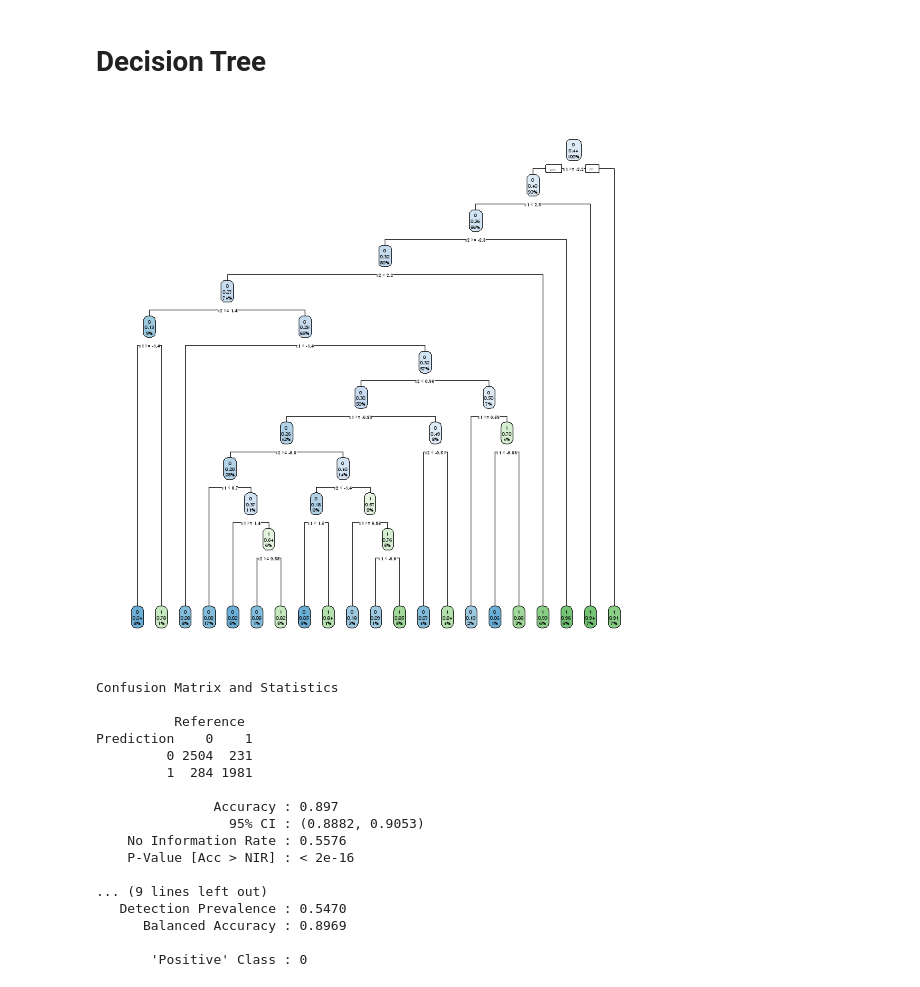
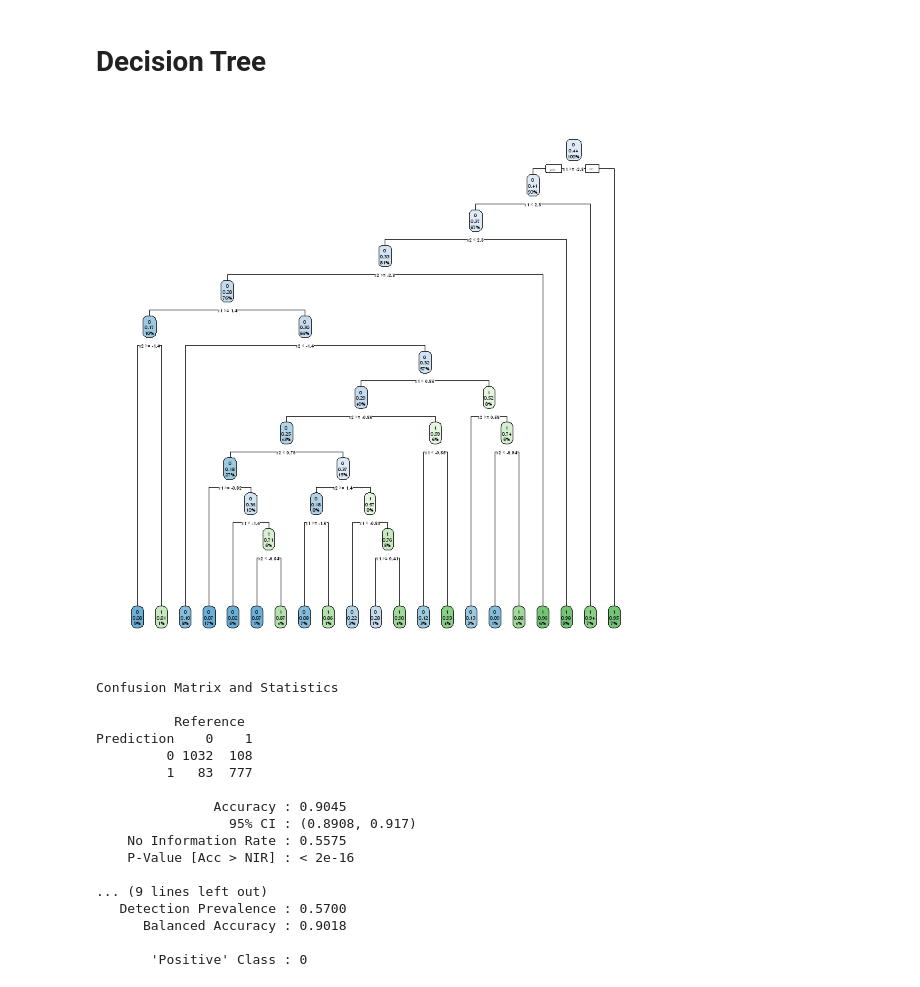
Before and after one commit to tanawitpat/non-linear-relationship-simuation, a Jupyter notebook: Script.ipynb, the cells around one changed output. Cells and saved outputs as stored; diff of their text form; code cells hidden in the pictures.

```diff
--- a/Script.ipynb
+++ b/Script.ipynb
@@ -68,8 +50,8 @@ summary(data)
 # %%
-data$x13 <- (data$x1)^2
-data$x14 <- (data$x2)^2
+# data$x13 <- (data$x1)^2
+# data$x14 <- (data$x2)^2
 # %%
-data$split1 <- sample.split(data$y, SplitRatio=0.5)
+data$split1 <- sample.split(data$y, SplitRatio=0.8)
 train <- subset(data, data$split==TRUE)
 test <- subset(data, data$split==FALSE)
 data$split1 <- NULL
@@ -176,10 +158,10 @@ plot(test$x1, test$x2, col=ifelse(test$predicted==0, "black", "red"))
 train <- rawtrain
 test <- rawtest
 # %%
-rtree_fit <- rpart(y ~ ., train)
+rtree_fit <- rpart(y ~ x1+x2, train)
 rpart.plot(rtree_fit)
 # %% [output]
-[figure, old version]
+[figure, new version]
 # %%
 test$predicted <- predict(rtree_fit, test,type = "class")
 test$predicted <- as.factor(test$predicted)
@@ -189,17 +171,17 @@ Confusion Matrix and Statistics
 
           Reference
 Prediction    0    1
-         0 2504  231
-         1  284 1981
+         0 1032  108
+         1   83  777
 
-               Accuracy : 0.897
-                 95% CI : (0.8882, 0.9053)
-    No Information Rate : 0.5576
+               Accuracy : 0.9045
+                 95% CI : (0.8908, 0.917)
+    No Information Rate : 0.5575
     P-Value [Acc > NIR] : < 2e-16
 
 ... (9 lines left out)
-   Detection Prevalence : 0.5470
-      Balanced Accuracy : 0.8969
+   Detection Prevalence : 0.5700
+      Balanced Accuracy : 0.9018
 
        'Positive' Class : 0
 # %%
```
Also changed, not shown: parts of 14 cells of this notebook, 12 other files.
